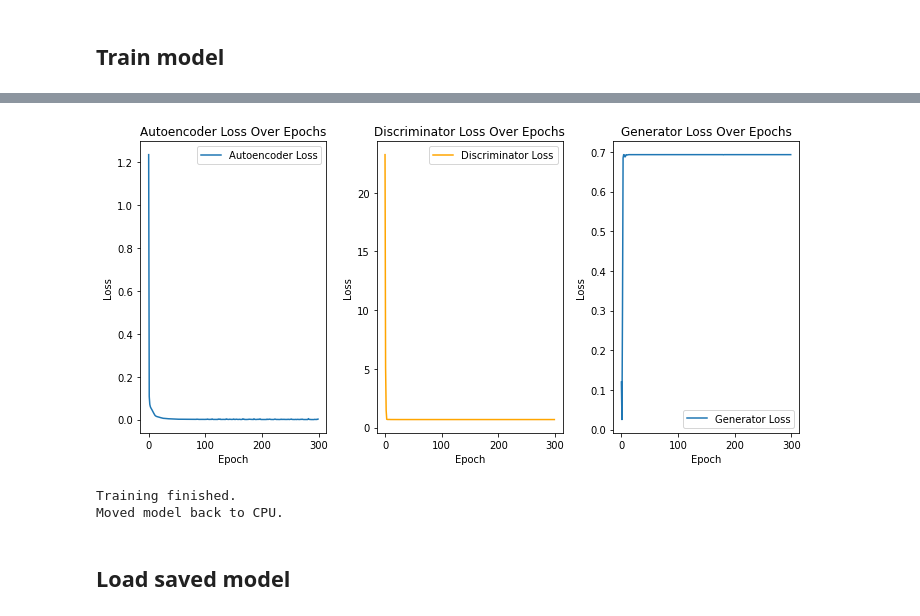
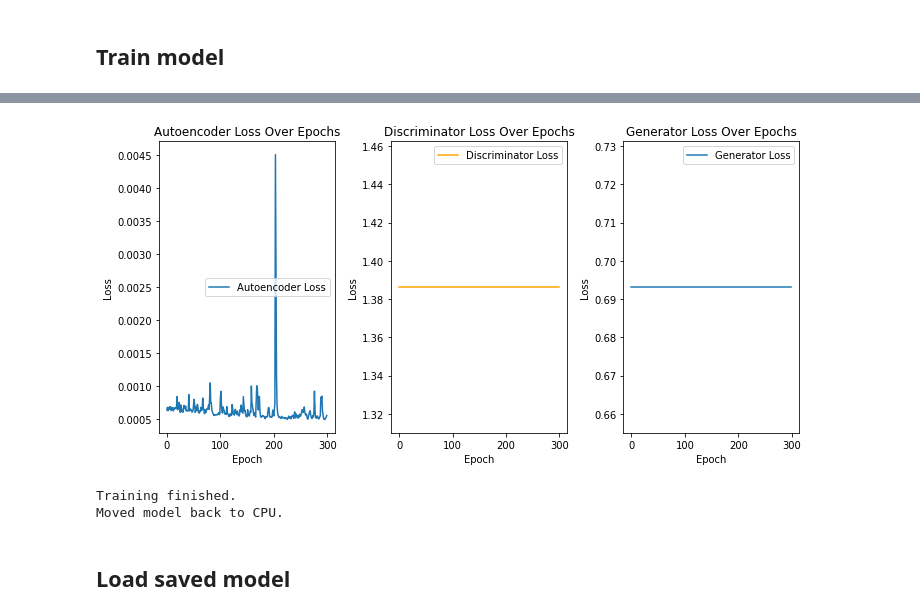
Before and after one commit to guodh321/Ventilation, a Jupyter notebook: 24-01/Test_2401.ipynb, the cells around one changed output, grey strips where cells are left out. Drawn from its saved outputs; the diff is of its cells as text; code cells hidden in the pictures.

```diff
--- a/24-01/Test_2401.ipynb
+++ b/24-01/Test_2401.ipynb
@@ -225,7 +225,7 @@ train_dataset = TensorDataset(train_ct_torch)
 val_dataset = TensorDataset(val_ct_torch)
 
 # Create DataLoaders
-train_loader = DataLoader(train_dataset, batch_size=BATCH_SIZE, shuffle=True)
+train_loader = DataLoader(train_dataset, batch_size=BATCH_SIZE, shuffle=False)
 val_loader = DataLoader(val_dataset, batch_size=BATCH_SIZE, shuffle=False)
 # %%
 plt.figure(figsize=(15,25))
@@ -352,7 +653,7 @@ reconstruction_loss_fn = nn.MSELoss()
 adversarial_loss_fn = nn.BCELoss()
 
 # Optimizers
-lr_ae = 0.001
+lr_ae = 0.005
 lr_d = 0.001
 lr_ed = 0.005
 
@@ -399,12 +704,18 @@ Estimated Total Size (MB): 2.22
 # %%
 # Set the checkpoint directory
-checkpoint_dir = root_path + '/checkpoints'
+checkpoint_dir = root_path + '/checkpoints_simplified'
 os.makedirs(checkpoint_dir, exist_ok=True)
 
+check_epochs = 900
 num_epochs = 300
 
 # Set the checkpoint frequency (save every n epochs)
 checkpoint_freq = 50
+
+encoder.to(device)
+decoder.to(device)
+discriminator.to(device)
+aae_model.to(device)
 
 # Lists to store losses for plotting
 all_losses_ae = []
@@ -436,8 +747,7 @@ for epoch in range(num_epochs):
 
         # Train encoder/generator
         optimizer_ed.zero_grad()
-        with torch.no_grad():
-            encoded_fool = encoder(inputs).detach()
+        encoded_fool = encoder(inputs)
         fake_output = discriminator(encoded_fool)
         loss_ed = adversarial_loss_fn(fake_output, torch.ones_like(fake_output).to(device))
         loss_ed.backward()
@@ -446,9 +756,8 @@ for epoch in range(num_epochs):
 
         # Train discriminator
         optimizer_d.zero_grad()
-        with torch.no_grad():
-            encoded_fake = encoder(inputs).detach()
-            encoded_true = torch.randn_like(encoded_fake).to(device)   # the true sample
+        encoded_fake = encoder(inputs)
+        encoded_true = torch.randn_like(encoded_fake).to(device)   # the true sample
         fake_output = discriminator(encoded_fake)
         true_output = discriminator(encoded_true)
         loss_d = adversarial_loss_fn(fake_output, torch.zeros_like(fake_output).to(device)) + \
@@ -553,5 +862,5 @@ Epoch [300/300], AE Loss: 0.0029, D Loss: 0.6932, ED Loss: 0.6931, Val AE Loss:
 Checkpoint saved at epoch 300.
-[figure, old version]
+[figure, new version]
 Training finished.
 Moved model back to CPU.
 # %% [markdown]
```
Also changed, not shown: parts of 36 cells of this notebook.
